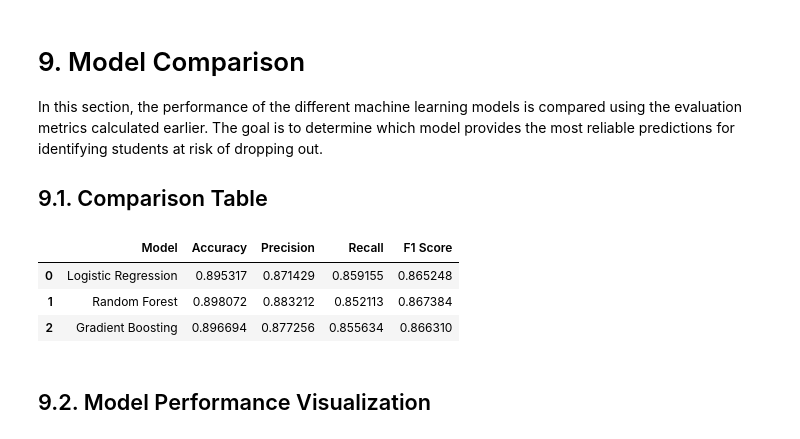
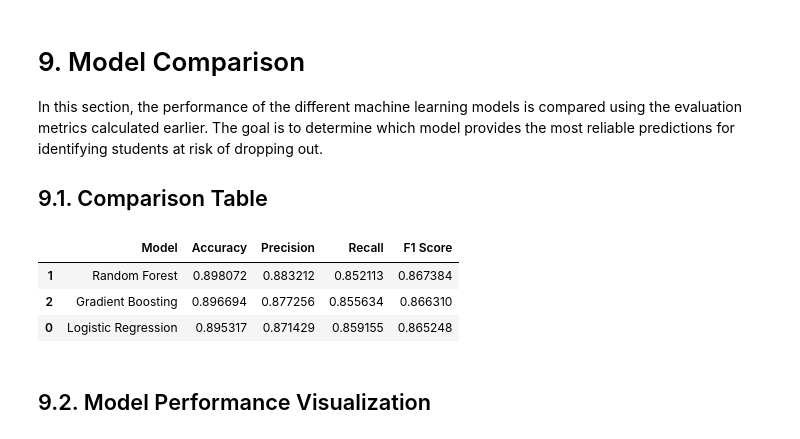
Before and after one commit to DimitarMalamski/student-dropout-predictor, a Jupyter notebook: notebooks/dropout_predictor.ipynb, the cells around one changed output. Saved outputs shown, nothing was run; the diff lists cells and outputs as text; code cells hidden in the pictures.

```diff
--- a/notebooks/dropout_predictor.ipynb
+++ b/notebooks/dropout_predictor.ipynb
@@ -532,18 +550,18 @@ In this section, the performance of the different machine learning models is com
 # %%
 results = pd.DataFrame({
   "Model": ["Logistic Regression", "Random Forest", "Gradient Boosting"],
   "Accuracy": [accuracy, rf_accuracy, gb_accuracy],
   "Precision": [precision, rf_precision, gb_precision],
   "Recall": [recall, rf_recall, gb_recall],
   "F1 Score": [f1, rf_f1, gb_f1]
 })
 
-results
+results.sort_values(by="F1 Score", ascending=False)
 # %% [output]
 |  | Model | Accuracy | Precision | Recall | F1 Score |
-| 0 | Logistic Regression | 0.895317 | 0.871429 | 0.859155 | 0.865248 |
 | 1 | Random Forest | 0.898072 | 0.883212 | 0.852113 | 0.867384 |
 | 2 | Gradient Boosting | 0.896694 | 0.877256 | 0.855634 | 0.866310 |
+| 0 | Logistic Regression | 0.895317 | 0.871429 | 0.859155 | 0.865248 |
 # %% [markdown]
 ## 9.2. Model Performance Visualization
 # %%
```
Also changed, not shown: parts of 9 cells of this notebook.
